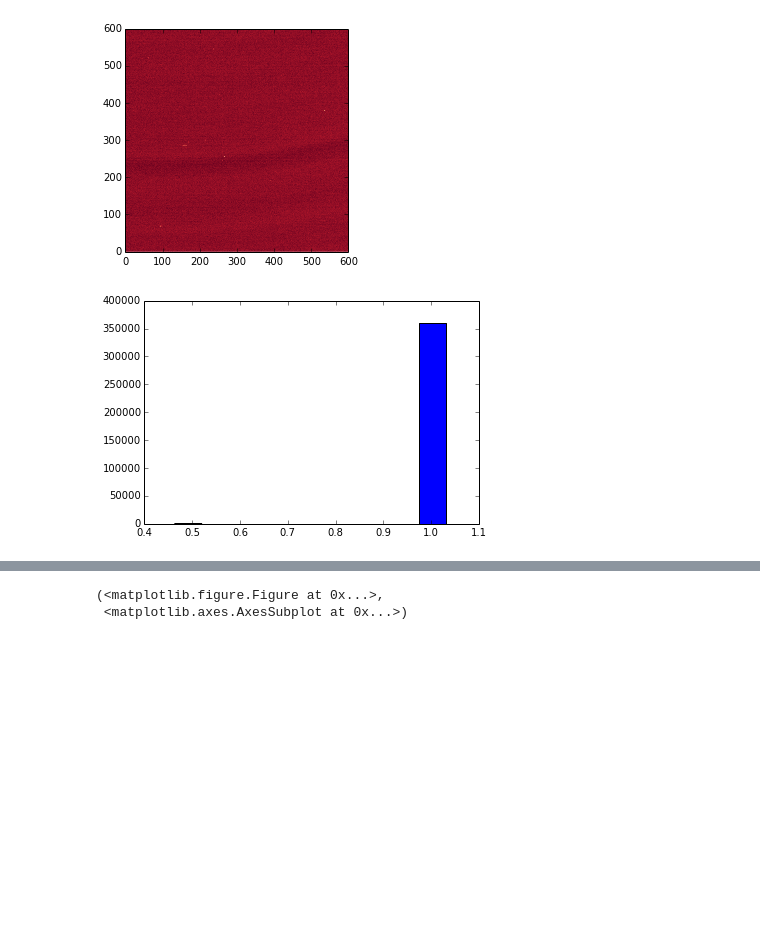
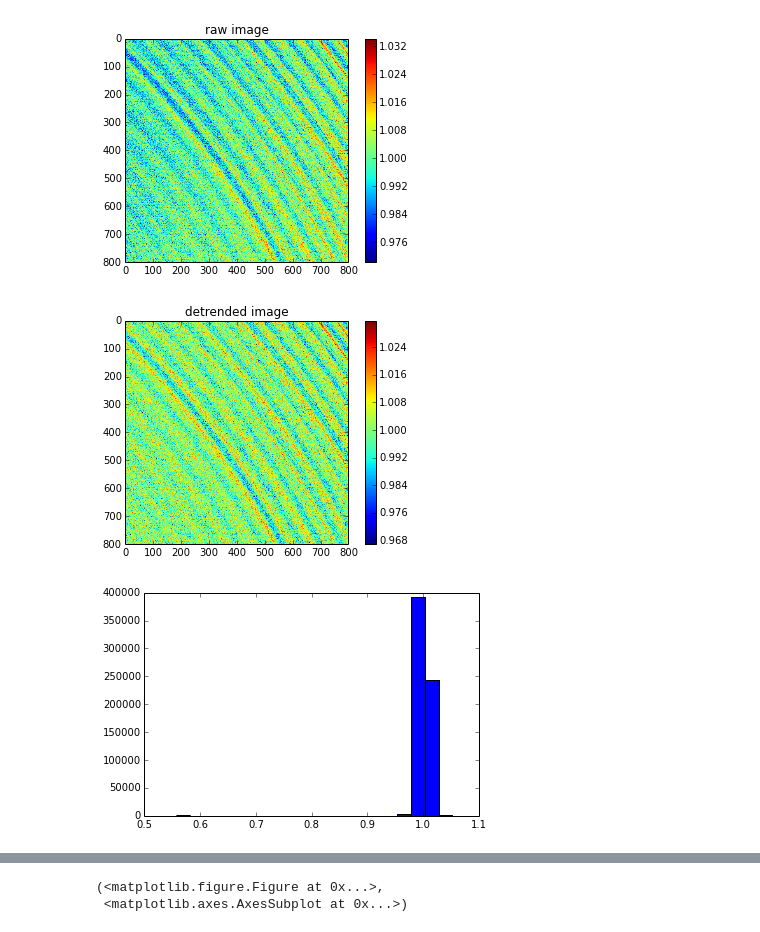
Before and after one commit to cpadavis/weak_sauce, a Jupyter notebook: notebooks/DES_masterflat.ipynb, the cells around one changed output, grey strips where cells are left out. Cells and saved outputs as stored; diff of their text form; code cells hidden in the pictures; blank space fills up the shorter version.

```diff
--- a/notebooks/DES_masterflat.ipynb
+++ b/notebooks/DES_masterflat.ipynb
@@ -10,15 +11,29 @@ from weak_sauce.fit_flat import FlatFitter
 from weak_sauce.sources import Source
 from weak_sauce.grid import MoveableGrid
 # %%
-hdulist = fits.open('../data/masterFlat.fits.fz') #not in repo--need to put in local install's data dir
+hdulist = fits.open('../data/coadd_r_14.fits') #not in repo--need to put in local install's data dir
 # %%
-img = hdulist[1].data[700:1300,1100:1700]
+img = hdulist[0].data[800:1600,1100:1900] #[700:1300,1100:1700] for DES masterflat, also use fits ext1
 img = img/np.mean(img)
-#[low,high] = zscale.zscale(img)
-plt.imshow(img)#,vmin=low,vmax=high)
+[low,high] = zscale.zscale(img)
+plt.imshow(img,vmin=low,vmax=high)
+plt.colorbar()
+plt.title('raw image')
 plt.figure()
-_ = plt.hist(img.flatten())
+plt.title('detrended image')
+#plot detrended image
+import scipy.ndimage
+klen = 100
+kernel = np.ones((klen,klen))/klen**2
+smoothed = scipy.ndimage.convolve(img-np.mean(img),kernel)
+detrended = img-smoothed
+[low,high] = zscale.zscale(detrended)
+plt.imshow(detrended,vmin=low,vmax=high)
+plt.colorbar()
+plt.figure()
+_ = plt.hist(img.flatten(),bins=20)
 data_rel_flux_map = img
 # %% [output]
-[figure, old version]
+[figure, new version]
-[figure, old version]
+[figure, new version]
+[figure, added]
```
Also changed, not shown: parts of 5 cells of this notebook, 2 other files.
